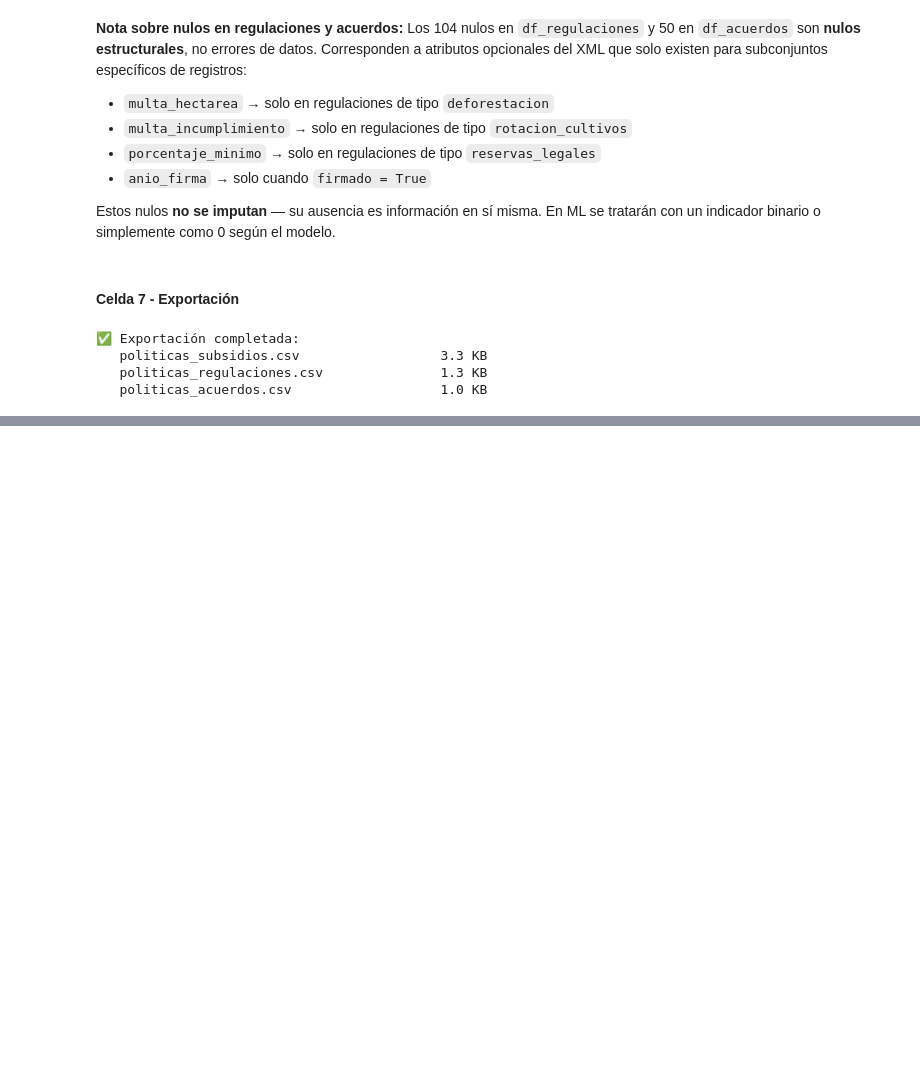
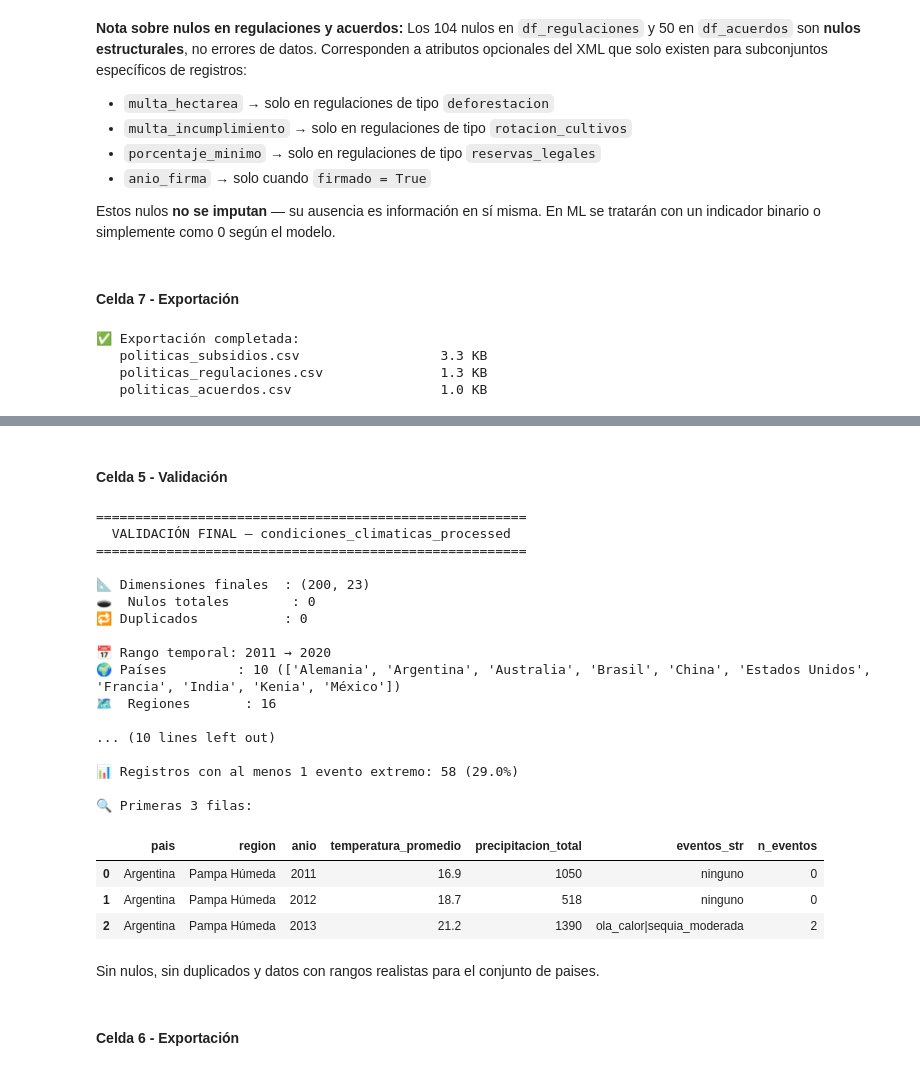
Before and after one commit to Bokiron/Agriculture-Big-Data-ML-, a Jupyter notebook: notebooks/Preprocesamiento_y_Limpieza/02_Semi-Structured_Data.ipynb, the cells around one changed output, grey strips where cells are left out. Cells and saved outputs as stored; diff of their text form; code cells hidden in the pictures; blank space fills up the shorter version.

Commit message:
datos semi estructurados completado, ahora sí

```diff
--- a/notebooks/Preprocesamiento_y_Limpieza/02_Semi-Structured_Data.ipynb
+++ b/notebooks/Preprocesamiento_y_Limpieza/02_Semi-Structured_Data.ipynb
@@ -366,0 +574,21 @@ for archivo in ['politicas_subsidios.csv','politicas_regulaciones.csv','politica
+# %%
+# Tipos numéricos (ya deberían ser correctos, forzamos por robustez)
+cols_float = [
+    'temperatura_promedio', 'temperatura_maxima', 'temperatura_minima',
+    'precipitacion_total', 'humedad_relativa_promedio', 'dias_con_heladas',
+    'meses_estres_hidrico', 'indice_aridez'
+]
+for col in cols_float:
+    df_clima[col] = pd.to_numeric(df_clima[col], errors='coerce')
+
+df_clima['anio'] = df_clima['anio'].astype(int)
+
+# Normalizar strings
+df_clima['pais']       = df_clima['pais'].str.strip()
+df_clima['region']     = df_clima['region'].str.strip()
+df_clima['codigo_iso'] = df_clima['codigo_iso'].str.strip()
+
+print("✅ Tipos convertidos correctamente")
+print(f"\n📋 Tipos de datos finales:")
+print(df_clima.dtypes)
+print(f"\n🕳️  Nulos post-limpieza: {df_clima.isnull().sum().sum()}")
@@ -366,0 +613,52 @@ for archivo in ['politicas_subsidios.csv','politicas_regulaciones.csv','politica
+# %% [markdown]
+#### Celda 5 - Validación
+# %%
+print("=" * 55)
+print("  VALIDACIÓN FINAL — condiciones_climaticas_processed")
+print("=" * 55)
+
+print(f"\n📐 Dimensiones finales  : {df_clima.shape}")
+print(f"🕳️  Nulos totales        : {df_clima.isnull().sum().sum()}")
+print(f"🔁 Duplicados           : {df_clima.duplicated().sum()}")
+print(f"\n📅 Rango temporal: {df_clima['anio'].min()} → {df_clima['anio'].max()}")
+print(f"🌍 Países         : {df_clima['pais'].nunique()} ({sorted(df_clima['pais'].unique())})")
+print(f"🗺️  Regiones       : {df_clima['region'].nunique()}")
+
+print(f"\n📊 Estadísticas climáticas clave:")
+print(df_clima[['temperatura_promedio','precipitacion_total',
+                'indice_aridez','meses_estres_hidrico',
+                'n_eventos']].describe().round(2).to_string())
+
+print(f"\n📊 Registros con al menos 1 evento extremo: "
+      f"{(df_clima['n_eventos'] > 0).sum()} "
+      f"({(df_clima['n_eventos'] > 0).mean()*100:.1f}%)")
+
+print(f"\n🔍 Primeras 3 filas:")
+df_clima[['pais','region','anio','temperatura_promedio',
+          'precipitacion_total','eventos_str','n_eventos']].head(3)
+# %% [output]
+=======================================================
+  VALIDACIÓN FINAL — condiciones_climaticas_processed
+=======================================================
+
+📐 Dimensiones finales  : (200, 23)
+🕳️  Nulos totales        : 0
+🔁 Duplicados           : 0
+
+📅 Rango temporal: 2011 → 2020
+🌍 Países         : 10 (['Alemania', 'Argentina', 'Australia', 'Brasil', 'China', 'Estados Unidos', 'Francia', 'India', 'Kenia', 'México'])
+🗺️  Regiones       : 16
+
+... (10 lines left out)
+
+📊 Registros con al menos 1 evento extremo: 58 (29.0%)
+
+🔍 Primeras 3 filas:
+|  | pais | region | anio | temperatura_promedio | precipitacion_total | eventos_str | n_eventos |
+| 0 | Argentina | Pampa Húmeda | 2011 | 16.9 | 1050 | ninguno | 0 |
+| 1 | Argentina | Pampa Húmeda | 2012 | 18.7 | 518 | ninguno | 0 |
+| 2 | Argentina | Pampa Húmeda | 2013 | 21.2 | 1390 | ola_calor|sequia_moderada | 2 |
+# %% [markdown]
+Sin nulos, sin duplicados y datos con rangos realistas para el conjunto de paises.
+# %% [markdown]
+#### Celda 6 - Exportación
```
Also changed, not shown: parts of 13 cells of this notebook, 5 other files.
